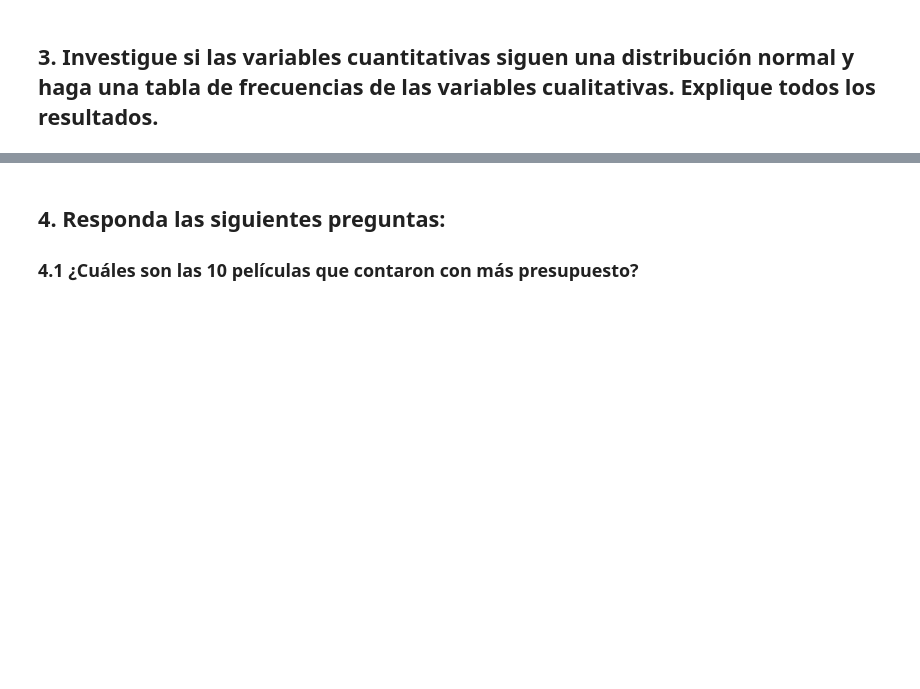
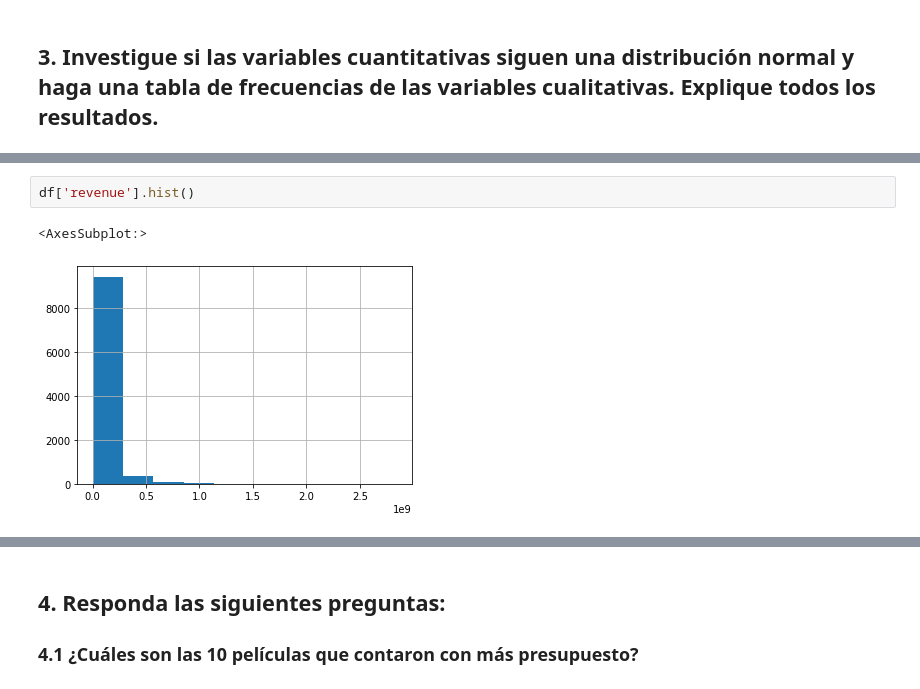
Before and after one commit to wsaldana/Miner-aHDT1, a Jupyter notebook: MineriaHDT1.ipynb, the cells around one changed output, grey strips where cells are left out. Drawn from its saved outputs; the diff is of its cells as text; blank space fills up the shorter version.

```diff
--- a/MineriaHDT1.ipynb
+++ b/MineriaHDT1.ipynb
@@ -62,0 +89,5 @@ df.head()
+# %%
+df['revenue'].hist()
+# %% [output]
+<AxesSubplot:>
+[figure, added]
```
Also changed, not shown: parts of 40 cells of this notebook.
